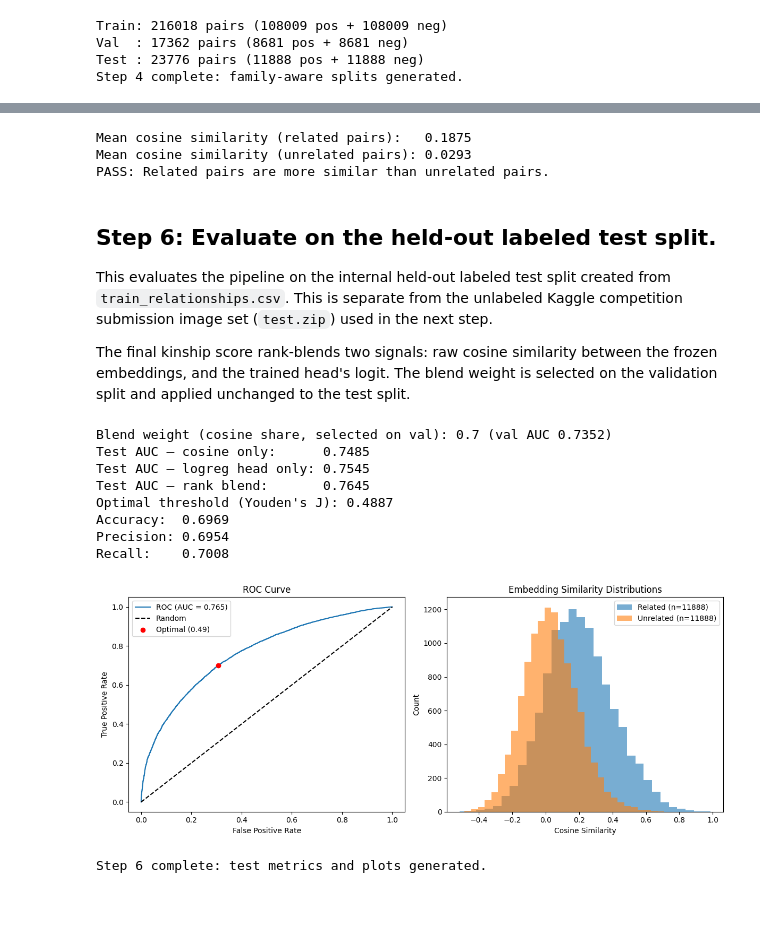
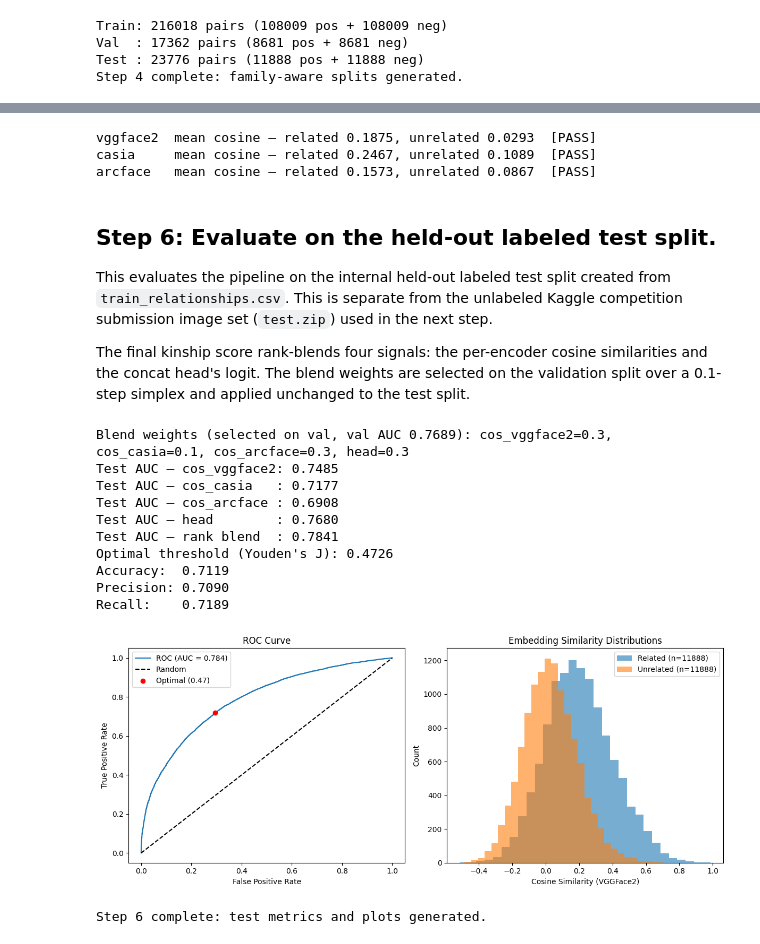
Before and after one commit to jasoneplumb/FIW, a Jupyter notebook: main.ipynb, the cells around one changed output, grey strips where cells are left out. Cells and saved outputs as stored; diff of their text form; code cells hidden in the pictures; blank space fills up the shorter version.

```diff
--- a/main.ipynb
+++ b/main.ipynb
@@ -286,24 +315,22 @@ Step 5b complete: scoring head trained (best val AUC 0.7015) and saved to _cache
-# %%
-# Sanity check: related pairs should have higher cosine similarity than unrelated pairs.
-cosine_train = kinship.cosine_scores(e1_train, e2_train)
-mean_related = cosine_train[y_train == 1.0].mean()
-mean_unrelated = cosine_train[y_train == 0.0].mean()
-print(f'Mean cosine similarity (related pairs):   {mean_related:.4f}')
-print(f'Mean cosine similarity (unrelated pairs): {mean_unrelated:.4f}')
-if mean_related > mean_unrelated:
-    print('PASS: Related pairs are more similar than unrelated pairs.')
-else:
-    print('FAIL: Related pairs are NOT more similar. The embeddings are not capturing kinship.')
-# %% [output]
-Mean cosine similarity (related pairs):   0.1875
-Mean cosine similarity (unrelated pairs): 0.0293
-PASS: Related pairs are more similar than unrelated pairs.
+# %%
+# Sanity check: for every encoder, related pairs should be more similar than unrelated.
+encoder_names = list(ENCODERS)
+for name, cosines in zip(encoder_names, kinship.segment_cosines(e1_train, e2_train)):
+    mean_related = cosines[y_train == 1.0].mean()
+    mean_unrelated = cosines[y_train == 0.0].mean()
+    verdict = 'PASS' if mean_related > mean_unrelated else 'FAIL'
+    print(f'{name:9s} mean cosine — related {mean_related:.4f}, '
+          f'unrelated {mean_unrelated:.4f}  [{verdict}]')
+# %% [output]
+vggface2  mean cosine — related 0.1875, unrelated 0.0293  [PASS]
+casia     mean cosine — related 0.2467, unrelated 0.1089  [PASS]
+arcface   mean cosine — related 0.1573, unrelated 0.0867  [PASS]
 # %% [markdown]
 ## **Step 6**: Evaluate on the held-out labeled test split.
 
 This evaluates the pipeline on the internal held-out labeled test split created from `train_relationships.csv`. This is separate from the unlabeled Kaggle competition submission image set (`test.zip`) used in the next step.
 
-The final kinship score rank-blends two signals: raw cosine similarity between the frozen embeddings, and the trained head's logit. The blend weight is selected on the validation split and applied unchanged to the test split.
+The final kinship score rank-blends four signals: the per-encoder cosine similarities and the concat head's logit. The blend weights are selected on the validation split over a 0.1-step simplex and applied unchanged to the test split.
 # %%
 import numpy as np
 import matplotlib.pyplot as plt
@@ -312,19 +339,22 @@ from sklearn.metrics import (roc_auc_score, roc_curve, accuracy_score,
 
 e1_test, e2_test, y_test, _ = stacked['test']
 
-cosine_val = kinship.cosine_scores(e1_val, e2_val)
-logit_val = kinship.logit_scores(head, e1_val, e2_val)
-cosine_test = kinship.cosine_scores(e1_test, e2_test)
-logit_test = kinship.logit_scores(head, e1_test, e2_test)
+signal_names = [f'cos_{name}' for name in encoder_names] + ['head']
+signals_val = kinship.segment_cosines(e1_val, e2_val) + \
+    [kinship.logit_scores(head, e1_val, e2_val)]
+signals_test = kinship.segment_cosines(e1_test, e2_test) + \
+    [kinship.logit_scores(head, e1_test, e2_test)]
 
-blend_weight, blend_val_auc = kinship.select_blend_weight(cosine_val, logit_val, y_val)
-print(f'Blend weight (cosine share, selected on val): {blend_weight:.1f} (val AUC {blend_val_auc:.4f})')
+blend_weights, blend_val_auc = kinship.select_blend_weights(signals_val, y_val)
+print('Blend weights (selected on val, val AUC '
+      f'{blend_val_auc:.4f}): '
+      + ', '.join(f'{n}={w:.1f}' for n, w in zip(signal_names, blend_weights)))
 
-scores = kinship.rank_blend(cosine_test, logit_test, blend_weight)
+for name, sig in zip(signal_names, signals_test):
+    print(f'Test AUC — {name:12s}: {roc_auc_score(y_test, sig):.4f}')
+scores = kinship.rank_blend(signals_test, blend_weights)
 auc = roc_auc_score(y_test, scores)
-print(f'Test AUC — cosine only:      {roc_auc_score(y_test, cosine_test):.4f}')
-print(f'Test AUC — logreg head only: {roc_auc_score(y_test, logit_test):.4f}')
-print(f'Test AUC — rank blend:       {auc:.4f}')
+print(f'Test AUC — rank blend  : {auc:.4f}')
 
 # Optimal threshold via Youden's J statistic
 fpr, tpr, thresholds = roc_curve(y_test, scores)
@@ -334,43 +364,46 @@ print(f"Optimal threshold (Youden's J): {optimal_threshold:.4f}")
 
 predictions = (scores >= optimal_threshold).astype(float)
 print(f'Accuracy:  {accuracy_score(y_test, predictions):.4f}')
 print(f'Precision: {precision_score(y_test, predictions):.4f}')
 print(f'Recall:    {recall_score(y_test, predictions):.4f}')
 
+cosine_test = signals_test[0]  # vggface2 cosine, for the distribution plot
 fig, axes = plt.subplots(1, 2, figsize=(12, 5))
 
 axes[0].plot(fpr, tpr, label=f'ROC (AUC = {auc:.3f})')
 axes[0].plot([0, 1], [0, 1], 'k--', label='Random')
 axes[0].scatter(fpr[optimal_idx], tpr[optimal_idx], color='red', zorder=5,
                 label=f'Optimal ({optimal_threshold:.2f})')
 axes[0].set_xlabel('False Positive Rate')
 axes[0].set_ylabel('True Positive Rate')
 axes[0].set_title('ROC Curve')
 axes[0].legend()
 
 axes[1].hist(cosine_test[y_test == 1.0], bins=30, alpha=0.6,
              label=f'Related (n={int(y_test.sum())})')
 axes[1].hist(cosine_test[y_test == 0.0], bins=30, alpha=0.6,
              label=f'Unrelated (n={int((1 - y_test).sum())})')
-axes[1].set_xlabel('Cosine Similarity')
+axes[1].set_xlabel('Cosine Similarity (VGGFace2)')
 axes[1].set_ylabel('Count')
 axes[1].set_title('Embedding Similarity Distributions')
 axes[1].legend()
 
 plt.tight_layout()
 plt.show()
 
 print('Step 6 complete: test metrics and plots generated.')
 # %% [output]
-Blend weight (cosine share, selected on val): 0.7 (val AUC 0.7352)
-Test AUC — cosine only:      0.7485
-Test AUC — logreg head only: 0.7545
-Test AUC — rank blend:       0.7645
-Optimal threshold (Youden's J): 0.4887
-Accuracy:  0.6969
-Precision: 0.6954
-Recall:    0.7008
+Blend weights (selected on val, val AUC 0.7689): cos_vggface2=0.3, cos_casia=0.1, cos_arcface=0.3, head=0.3
+Test AUC — cos_vggface2: 0.7485
+Test AUC — cos_casia   : 0.7177
+Test AUC — cos_arcface : 0.6908
+Test AUC — head        : 0.7680
+Test AUC — rank blend  : 0.7841
+Optimal threshold (Youden's J): 0.4726
+Accuracy:  0.7119
+Precision: 0.7090
+Recall:    0.7189
-[figure, old version]
+[figure, new version]
 Step 6 complete: test metrics and plots generated.
 # %% [markdown]
 ## **Step 7**: Generate Kaggle submission predictions.
```
Also changed, not shown: parts of 9 cells of this notebook, 11 other files.
